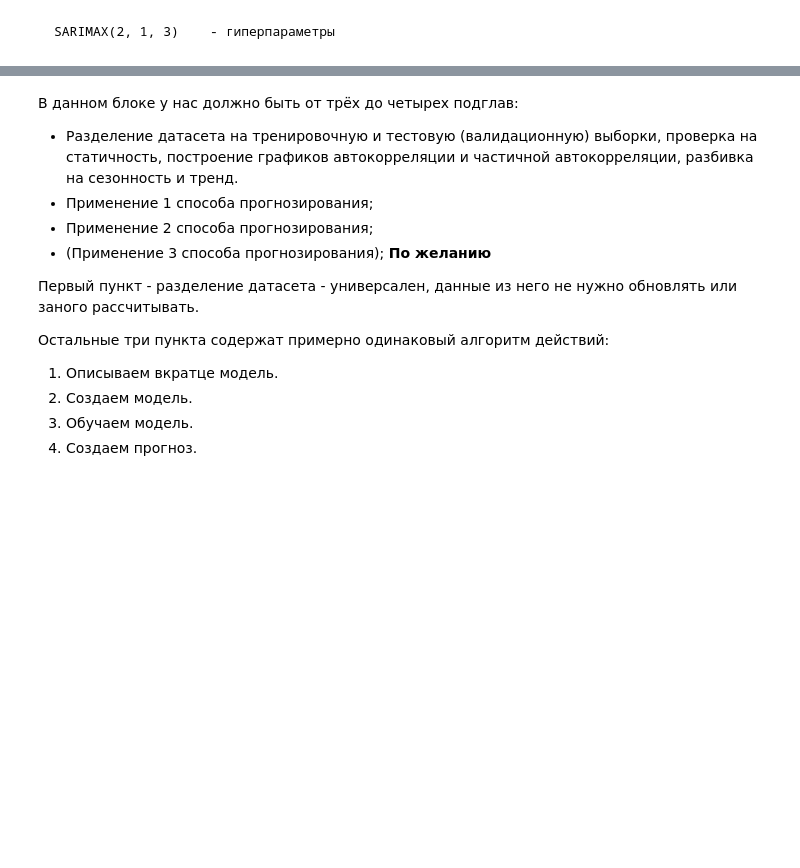
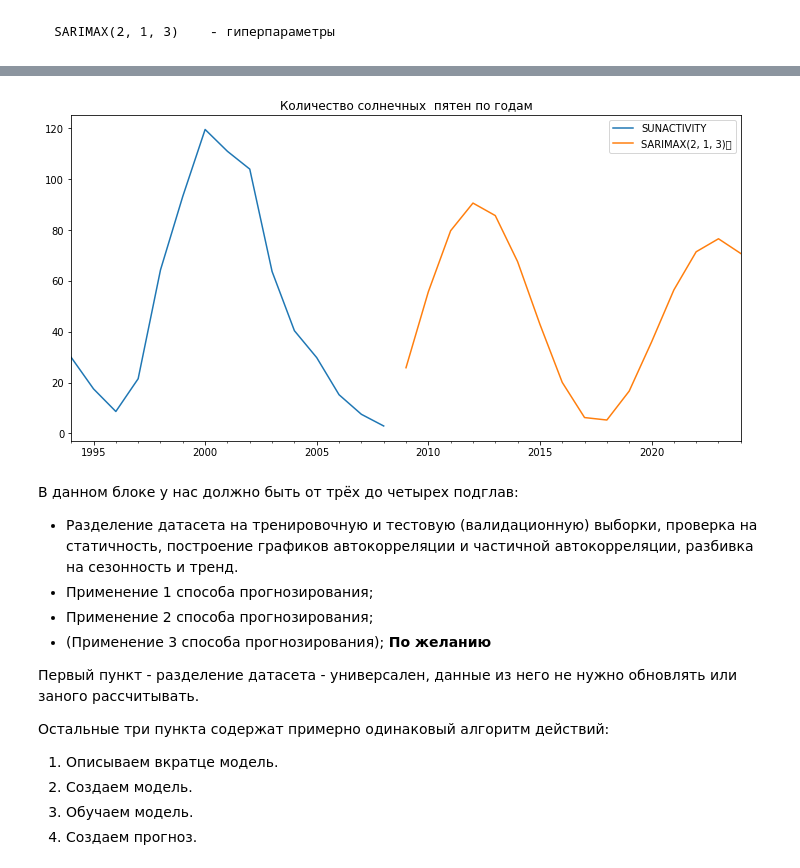
Before and after one commit to Elisakova/github_welcom, a Jupyter notebook: Итоговая__аттестация_Исакова_Е_С_ipynb".ipynb, the cells around one changed output, grey strips where cells are left out. Cells and saved outputs as stored; diff of their text form; code cells hidden in the pictures; blank space fills up the shorter version.

```diff
--- a/Итоговая__аттестация_Исакова_Е_С_ipynb".ipynb
+++ b/Итоговая__аттестация_Исакова_Е_С_ipynb".ipynb
@@ -250,3 +296,11 @@ from sklearn.metrics import mean_squared_error
+# %%
+xtitle="Количество солнечных  пятен по годам"
+
+ax=test['SUNACTIVITY'].plot(legend=True, figsize=(12,6), title=xtitle)
+fcast.plot(legend=True)
+ax.autoscale(axis='x', tight=True)
+# %% [output]
+[figure, added]
 # %% [markdown]
 В данном блоке у нас должно быть от трёх до четырех подглав:
 - Разделение датасета на тренировочную и тестовую (валидационную) выборки, проверка на статичность, построение графиков автокорреляции и частичной автокорреляции, разбивка на сезонность и тренд.
```
Also changed, not shown: parts of 37 cells of this notebook.
